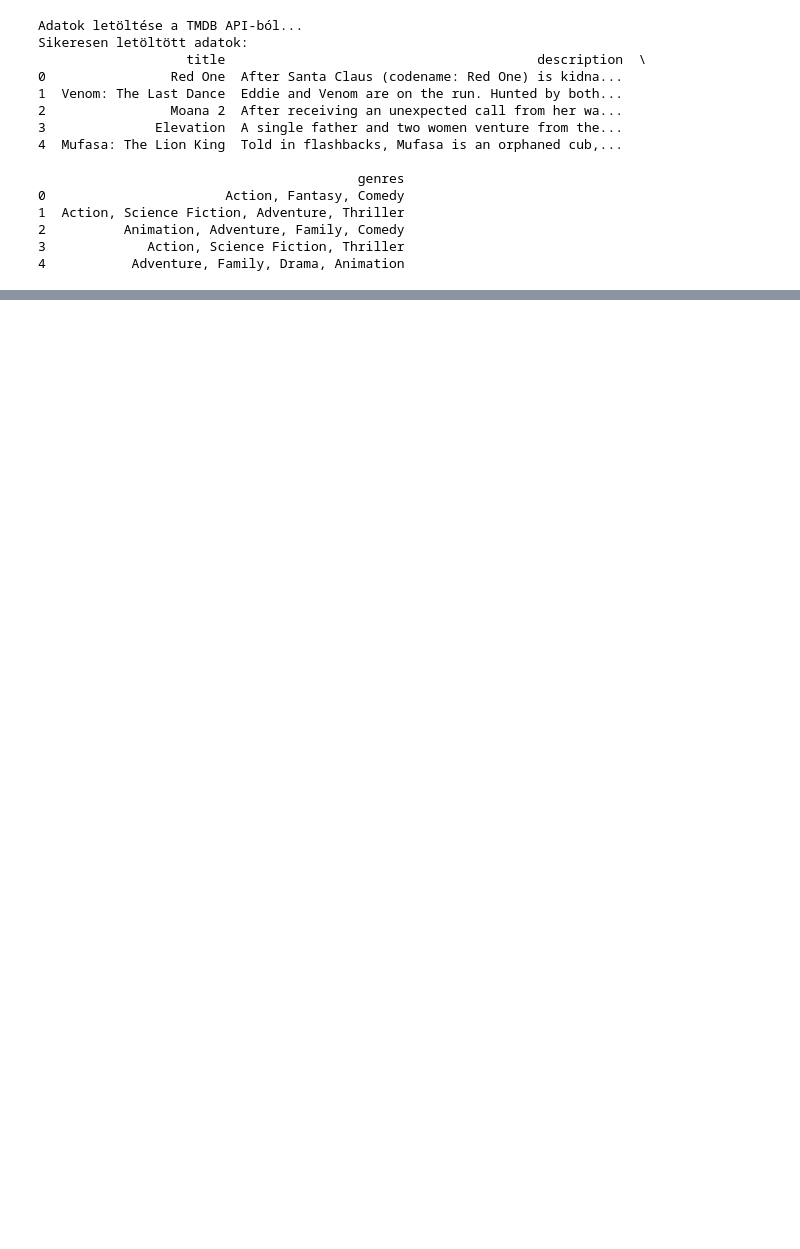
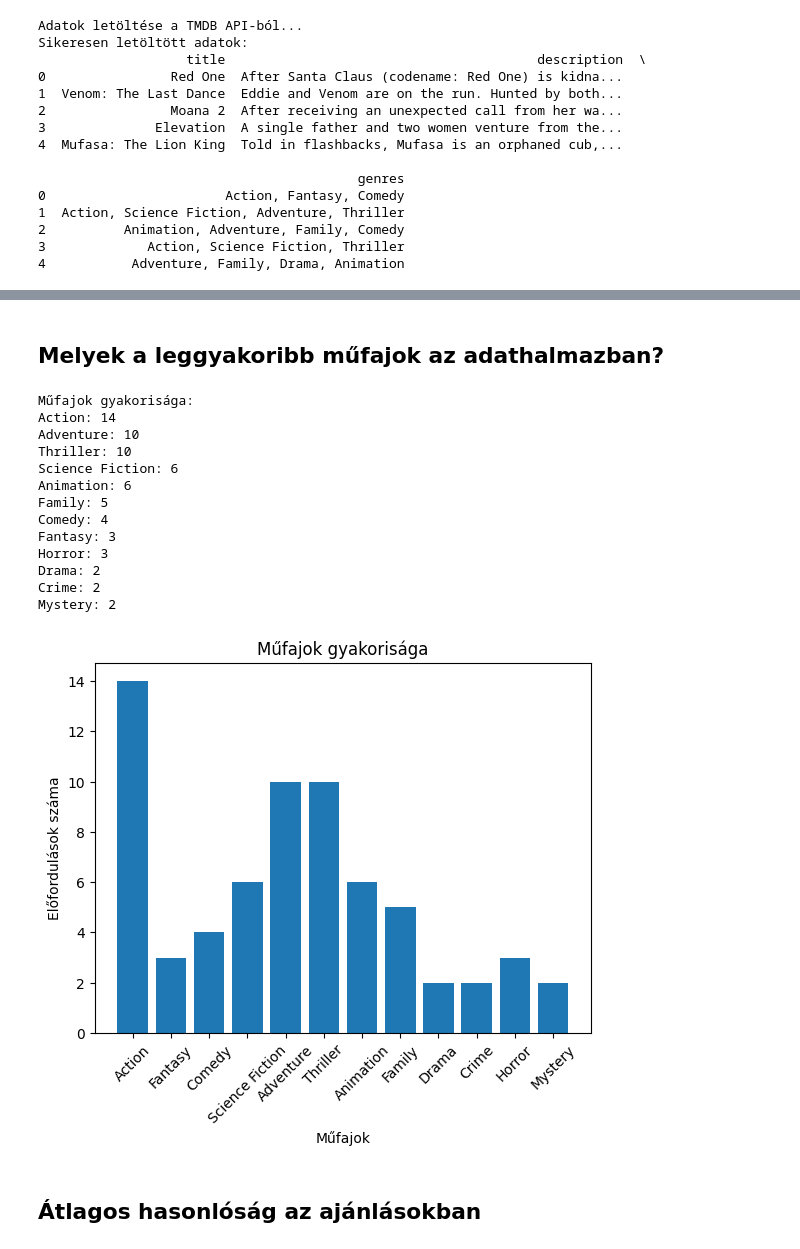
Before and after one commit to annasuranyi/NLP_Projekt, a Jupyter notebook: NLP_Projekt.ipynb, the cells around one changed output, grey strips where cells are left out. Drawn from its saved outputs; the diff is of its cells as text; code cells hidden in the pictures; blank space fills up the shorter version.

```diff
--- a/NLP_Projekt.ipynb
+++ b/NLP_Projekt.ipynb
@@ -177,0 +220,34 @@ Elérhető filmek:
+# %% [markdown]
+## Melyek a leggyakoribb műfajok az adathalmazban?
+# %%
+from collections import Counter
+
+genre_counts = Counter(", ".join(df['genres']).split(", "))
+print("Műfajok gyakorisága:")
+for genre, count in genre_counts.most_common():
+    print(f"{genre}: {count}")
+
+# Műfajok megjelenítése oszlopdiagramon
+plt.bar(genre_counts.keys(), genre_counts.values())
+plt.title("Műfajok gyakorisága")
+plt.xlabel("Műfajok")
+plt.ylabel("Előfordulások száma")
+plt.xticks(rotation=45)
+plt.show()
+# %% [output]
+Műfajok gyakorisága:
+Action: 14
+Adventure: 10
+Thriller: 10
+Science Fiction: 6
+Animation: 6
+Family: 5
+Comedy: 4
+Fantasy: 3
+Horror: 3
+Drama: 2
+Crime: 2
+Mystery: 2
+[figure, added]
+# %% [markdown]
+## Átlagos hasonlóság az ajánlásokban
```
Also changed, not shown: parts of 21 cells of this notebook.
